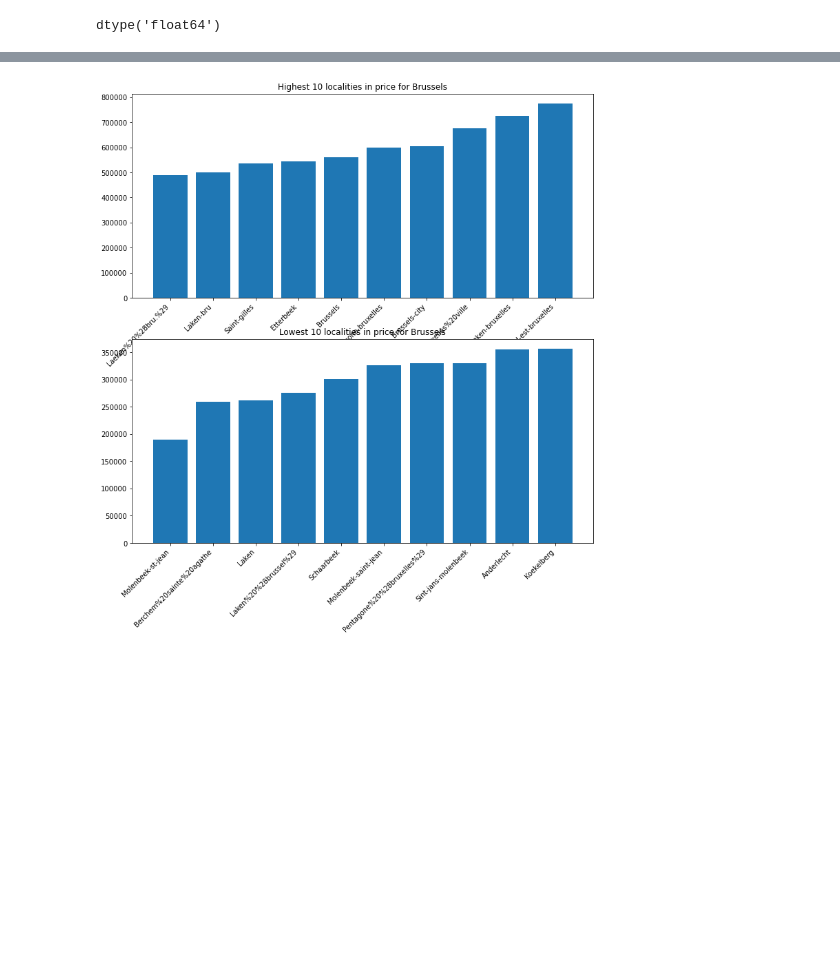
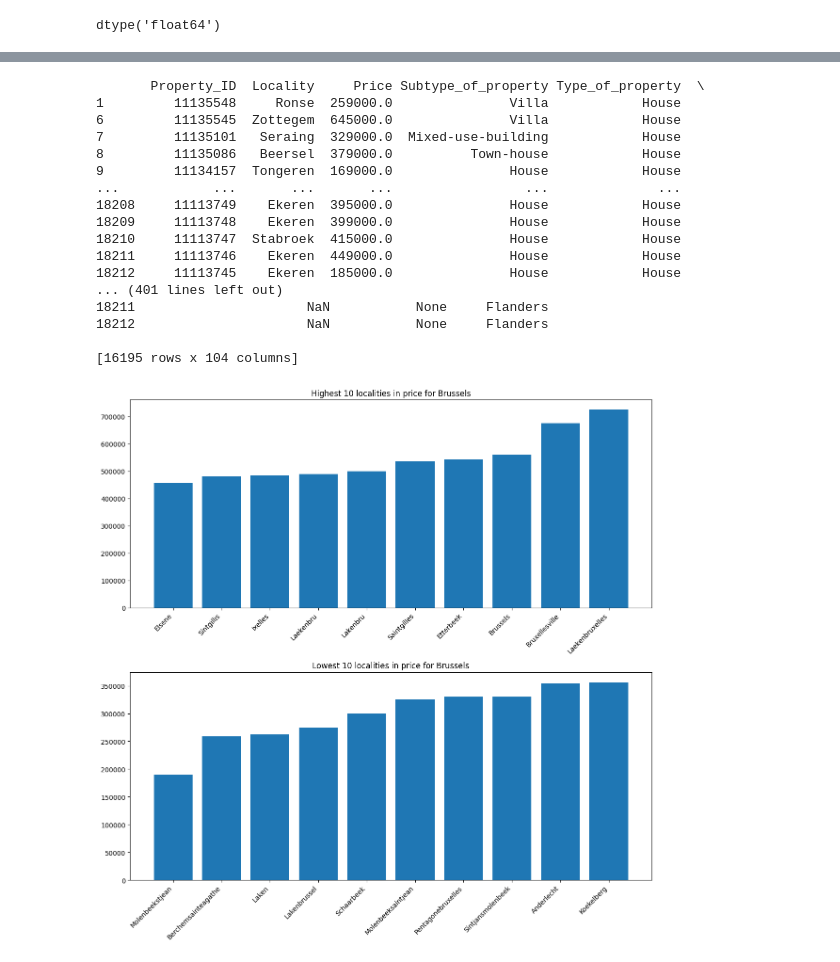
Before and after one commit to jduffy93/immo-eliza-the_chaincoders, a Jupyter notebook: analysis/seaborn_playground.ipynb, the cells around one changed output, grey strips where cells are left out. Drawn from its saved outputs; the diff is of its cells as text; code cells hidden in the pictures; blank space fills up the shorter version.

```diff
--- a/analysis/seaborn_playground.ipynb
+++ b/analysis/seaborn_playground.ipynb
@@ -366,6 +377,4 @@ plt.show()
 # %%
-#Price is still not a float so I convert it here
-#immo["Price"] = immo["Price"].astype(float)
 
 # subtypes that I want to include
 subtypes_to_include = ['House', 'Apartment', 'Villa', 'Kot', 'Bungalow', 'Country-cottage',
@@ -380,7 +389,7 @@ sample_immo = filtered_immo.groupby("Subtype_of_property").head(100)
 sample_immo_subset = sample_immo[sample_immo["Living area"] < 350]
 
 #Filter prices above 1000000
-sample_immo_subset = sample_immo_subset[sample_immo_subset["Price"] < 1000000]
+sample_immo_subset = sample_immo_subset[sample_immo_subset["Price"] < upper_whisker]
 
 fig, ax = plt.subplots(figsize=(10, 6))
 
@@ -389,8 +398,10 @@ for subtype, data in sample_immo_subset.groupby("Subtype_of_property"):
     # Scatter plot for the current subtype
     ax.scatter(data["Price"], data["Living area"], label=subtype)
 
+sns.regplot(x=data["Price"], y=data["Living area"], ax=ax, scatter=False, color='red')
+
 x_labels = np.arange(0,1000001,100000)
-ax.set_xlabel("Price")
+ax.set_xlabel("Price (EUR)")
 ax.set_ylabel("Living area (m2)")
 ax.legend(title="Subtype of property")
 ax.set_xticks(x_labels)
@@ -441,7 +452,7 @@ for subtype, data in sample_immo_subset.groupby("Subtype_of_property"):
     sns.regplot(x=data["Price"], y=data["Living area"], ax=ax, scatter=False, color='red')
 
     x_labels = np.arange(0,upper_whisker,100000)
-    ax.set_xlabel("Price")
+    ax.set_xlabel("Price (m2)")
     ax.set_ylabel("Living area (m2)")
     ax.set_xticks(x_labels)
     ax.set_xticklabels(x_labels, rotation=90)
@@ -484,3 +495,4 @@ dtype('float64')
 # %%
 immo_subset_mun = immo[["Municipality","Locality","Price","Living area","Energy class", "Subtype_of_property", "Construction year", ]]
 immo_subset_mun.head()
+immo_subset_locality = immo[["Municipality","Locality","Price"]]
@@ -518,10 +563,0 @@ plt.show()
-# %%
-grouped_data = immo_subset_mun.groupby(["Municipality", "Locality"]).mean().reset_index()
-
-for municipality, data in immo_subset_mun.groupby("Municipality"):
-    fig, ax = plt.subplots(figsize = (12,6))
-    unique_localities = data["Locality"].unique()
-    ax.bar(range(len(unique_localities)), data.groupby("Locality").mean()["Price"], label=municipality)
-    ax.set_xticks(range(len(unique_localities)))
-    ax.set_xticklabels(unique_localities, rotation=45, ha='right')
-plt.show()
@@ -532,28 +564,57 @@ plt.show()
 # %%
-import matplotlib.pyplot as plt
+#immo_subset_locality = immo[["Municipality","Locality","Price"]]
+grouped_data = immo_subset_locality.groupby(["Municipality", "Locality"]).mean().reset_index()
 
-grouped_data = immo_subset_mun.groupby(["Municipality", "Locality"]).mean().reset_index()
+regex_pattern = r'[^a-zA-Z\s]'
 
-for municipality, data in grouped_data.groupby("Municipality"):
+# Clean up the "Locality" column using regex
+grouped_data['Locality'] = grouped_data['Locality'].str.replace(regex_pattern, '', regex=True)
+
+# Remove any leading or trailing whitespaces
+grouped_data['Locality'] = grouped_data['Locality'].str.strip()
+
+grouped_data_unique = grouped_data.drop_duplicates(subset=['Municipality', 'Locality'])
+
+# Print the cleaned DataFrame
+print(immo)
+
+for municipality, data in grouped_data_unique.groupby("Municipality"):
 
     sorted_data = data.sort_values(by="Price")
 
     top_10 = sorted_data.tail(10)
     bottom_10 = sorted_data.head(10)
 
     fig, (ax1, ax2) = plt.subplots(2, 1, figsize=(12, 12))
 
     # Plot highest 10 localities
     ax1.bar(top_10["Locality"], top_10["Price"], label="Top 10")
     ax1.set_xticklabels(top_10["Locality"], rotation=45, ha='right')
     ax1.set_title(f"Highest 10 localities in price for {municipality}")
 
     # Plot lowest 10 localities
     ax2.bar(bottom_10["Locality"], bottom_10["Price"], label="Bottom 10")
     ax2.set_xticklabels(bottom_10["Locality"], rotation=45, ha='right')
     ax2.set_title(f"Lowest 10 localities in price for {municipality}")
 
-plt.tight_layout()
+    plt.tight_layout()
 plt.show()
 # %% [output]
+       Property_ID  Locality     Price Subtype_of_property Type_of_property  \
+1         11135548     Ronse  259000.0               Villa            House
+6         11135545  Zottegem  645000.0               Villa            House
+7         11135101   Seraing  329000.0  Mixed-use-building            House
+8         11135086   Beersel  379000.0          Town-house            House
+9         11134157  Tongeren  169000.0               House            House
+...            ...       ...       ...                 ...              ...
+18208     11113749    Ekeren  395000.0               House            House
+18209     11113748    Ekeren  399000.0               House            House
+18210     11113747  Stabroek  415000.0               House            House
+18211     11113746    Ekeren  449000.0               House            House
+18212     11113745    Ekeren  185000.0               House            House
+... (401 lines left out)
+18211                      NaN           None     Flanders
+18212                      NaN           None     Flanders
+
+[16195 rows x 104 columns]
-[figure, old version]
+[figure, new version]
```
Also changed, not shown: parts of 15 cells of this notebook, 15 other files.
